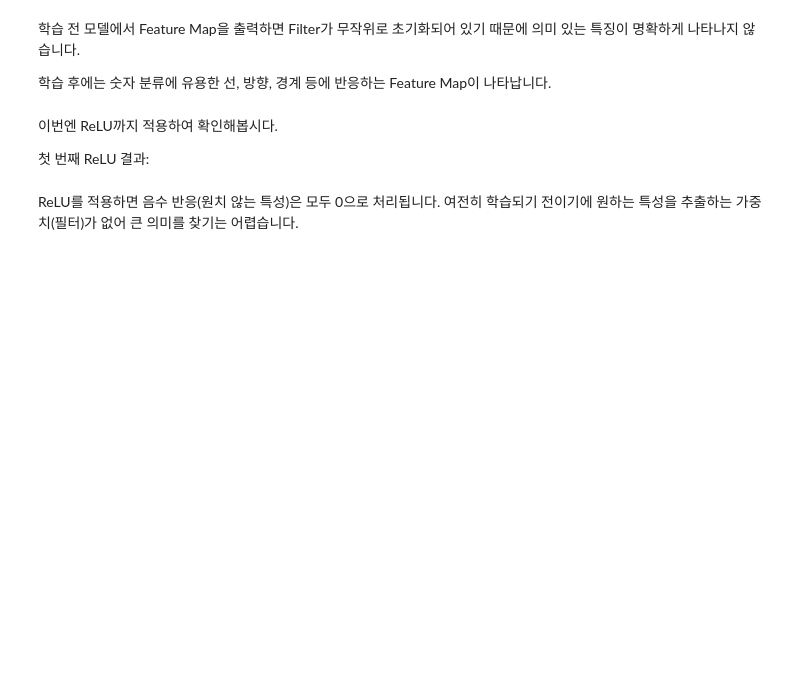
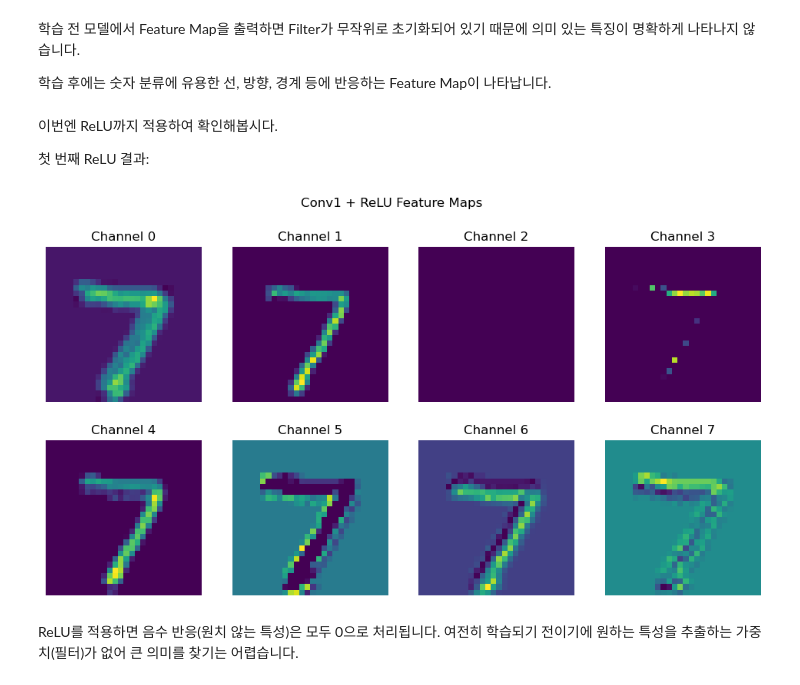
Before and after one commit to seungmin127/Vision-LLM-202435002, a Jupyter notebook: 03_DL-and-GPU.ipynb, the cells around one changed output. Saved outputs shown, nothing was run; the diff lists cells and outputs as text; code cells hidden in the pictures; blank space fills up the shorter version.

```diff
--- a/03_DL-and-GPU.ipynb
+++ b/03_DL-and-GPU.ipynb
@@ -1640,9 +1790,12 @@ for i in range(8):
 # %%
 show_feature_maps(
     features["relu1"],
     title="Conv1 + ReLU Feature Maps",
     max_maps=8,
+    cmap="viridis"
 )
+# %% [output]
+[figure, added]
 # %% [markdown]
 ReLU를 적용하면 음수 반응(원치 않는 특성)은 모두 0으로 처리됩니다. 여전히 학습되기 전이기에 원하는 특성을 추출하는 가중치(필터)가 없어 큰 의미를 찾기는 어렵습니다.
 # %% [markdown]
```
Also changed, not shown: parts of 52 cells of this notebook, 11 other files.
